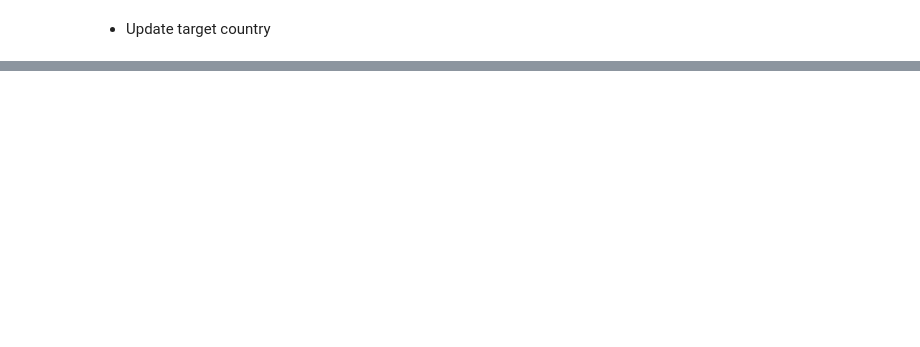
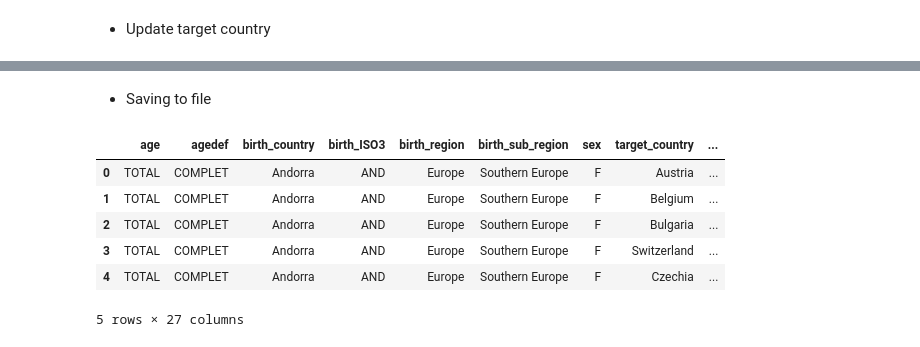
Before and after one commit to jatofi-official/migration-eu-analysis, a Jupyter notebook: Notebooks/Processing-raw-data/emigration_tables_processing.ipynb, the cells around one changed output, grey strips where cells are left out. Drawn from its saved outputs; the diff is of its cells as text; code cells hidden in the pictures; blank space fills up the shorter version.

```diff
--- a/Notebooks/Processing-raw-data/emigration_tables_processing.ipynb
+++ b/Notebooks/Processing-raw-data/emigration_tables_processing.ipynb
@@ -173,0 +189,16 @@ display(merged_df.head())
+# %% [markdown]
+- Saving to file
+# %%
+display(merged_df.head())
+
+# Uncomment to save file
+file_save_path = "../../Data/emigration/emigration_country_born.csv"
+merged_df.to_csv(file_save_path,index=False)
+# %% [output]
+|  | age | agedef | birth_country | birth_ISO3 | birth_region | birth_sub_region | sex | target_country | ... |
+| 0 | TOTAL | COMPLET | Andorra | AND | Europe | Southern Europe | F | Austria | ... |
+| 1 | TOTAL | COMPLET | Andorra | AND | Europe | Southern Europe | F | Belgium | ... |
+| 2 | TOTAL | COMPLET | Andorra | AND | Europe | Southern Europe | F | Bulgaria | ... |
+| 3 | TOTAL | COMPLET | Andorra | AND | Europe | Southern Europe | F | Switzerland | ... |
+| 4 | TOTAL | COMPLET | Andorra | AND | Europe | Southern Europe | F | Czechia | ... |
+5 rows × 27 columns
```
Also changed, not shown: parts of 2 cells of this notebook, 3 other files.
